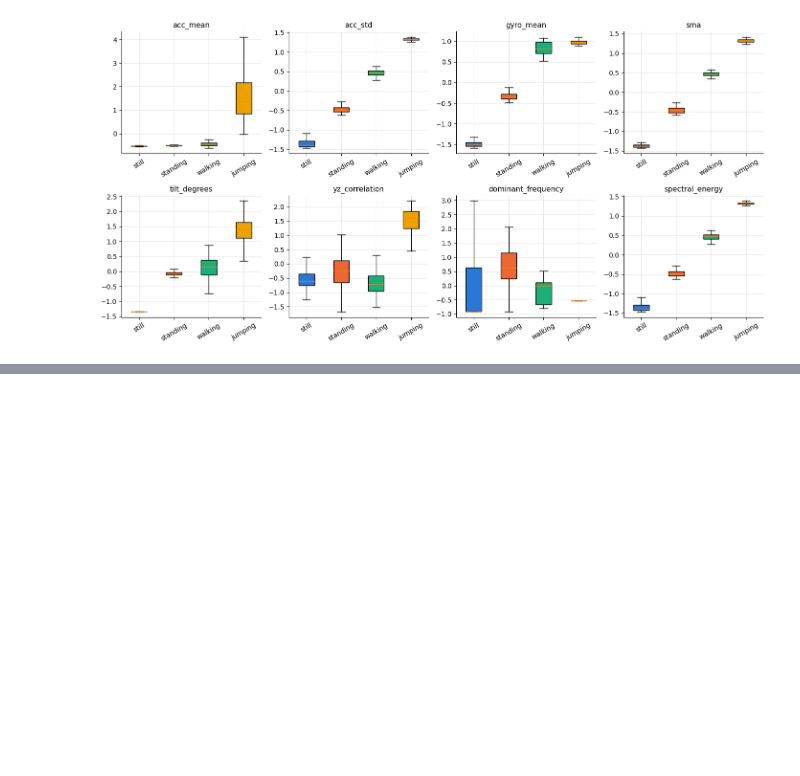
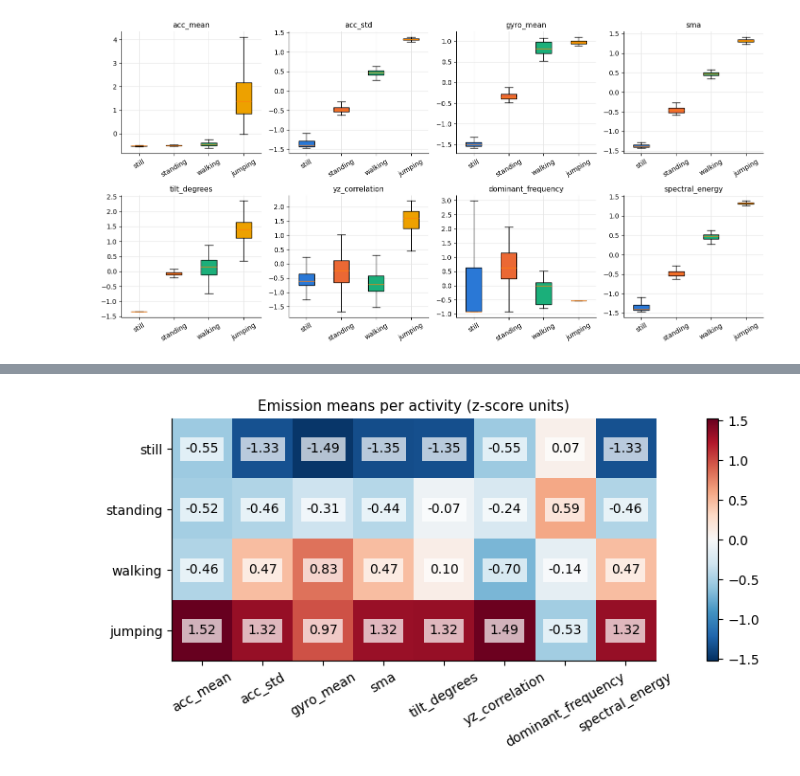
Before and after one commit to michael-alu/hidden-markov-models, a Jupyter notebook: hmm_activity_recognition.ipynb, the cells around one changed output, grey strips where cells are left out. Saved outputs shown, nothing was run; the diff lists cells and outputs as text; code cells hidden in the pictures; blank space fills up the shorter version.

```diff
--- a/hmm_activity_recognition.ipynb
+++ b/hmm_activity_recognition.ipynb
@@ -819,0 +1296,20 @@ plt.show()
+# %%
+emission_means = trained_model["means"]
+
+color_limit = np.abs(emission_means).max()
+
+emission_figure, emission_plot = plt.subplots(figsize=(11, 4))
+
+emission_image = emission_plot.imshow(emission_means, cmap=DIVERGING_COLOR_MAP, vmin=-color_limit, vmax=color_limit)
+
+add_matrix_labels(emission_means, ACTIVITIES, FEATURE_NAMES, "Emission means per activity (z-score units)", ".2f", emission_plot)
+
+plt.colorbar(emission_image, ax=emission_plot)
+
+emission_figure.tight_layout()
+
+emission_figure.savefig(os.path.join(FIGURES_FOLDER, "emission_means.png"), dpi=FIGURE_DPI)
+
+plt.show()
+# %% [output]
+[figure, added]
```
Also changed, not shown: parts of 38 cells of this notebook.
